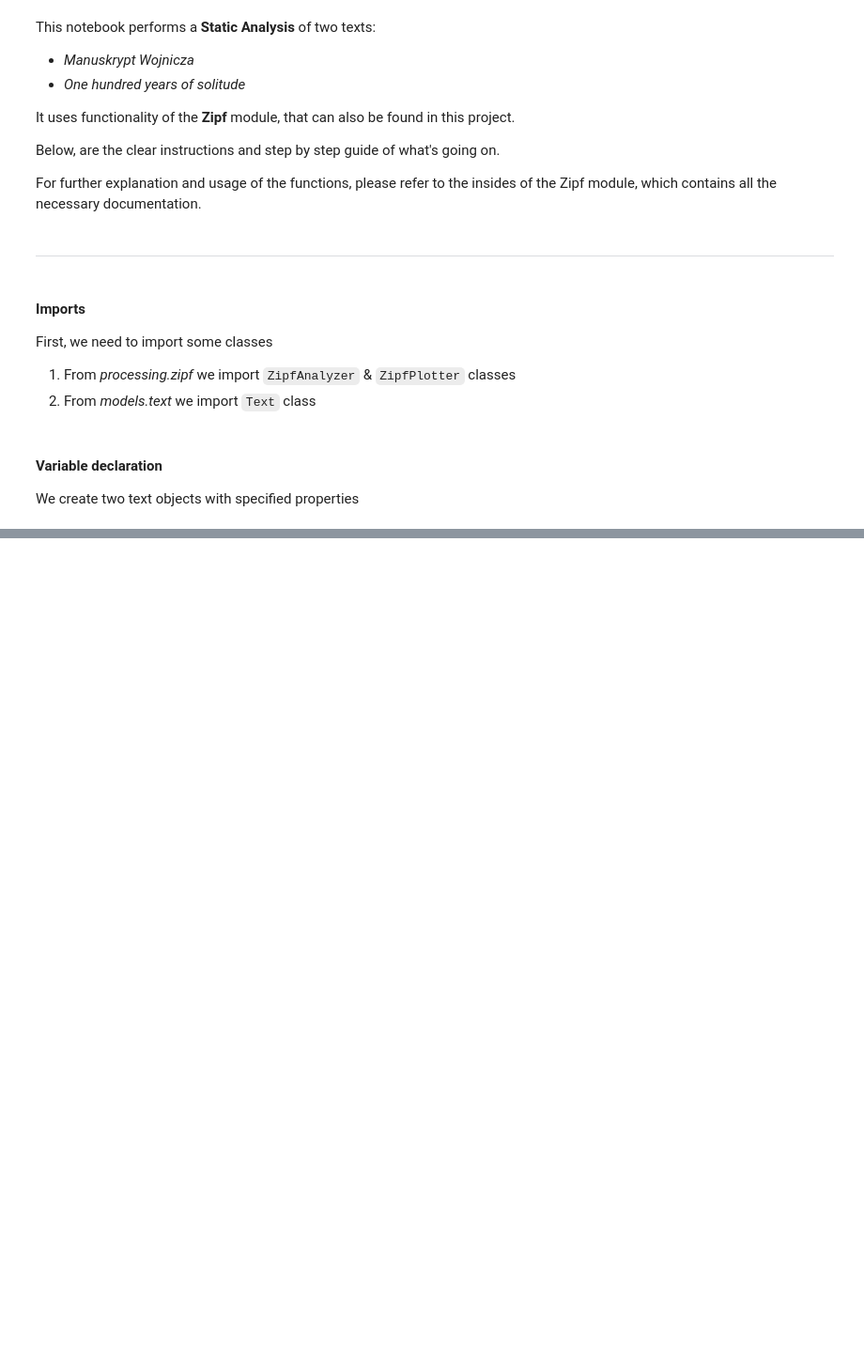
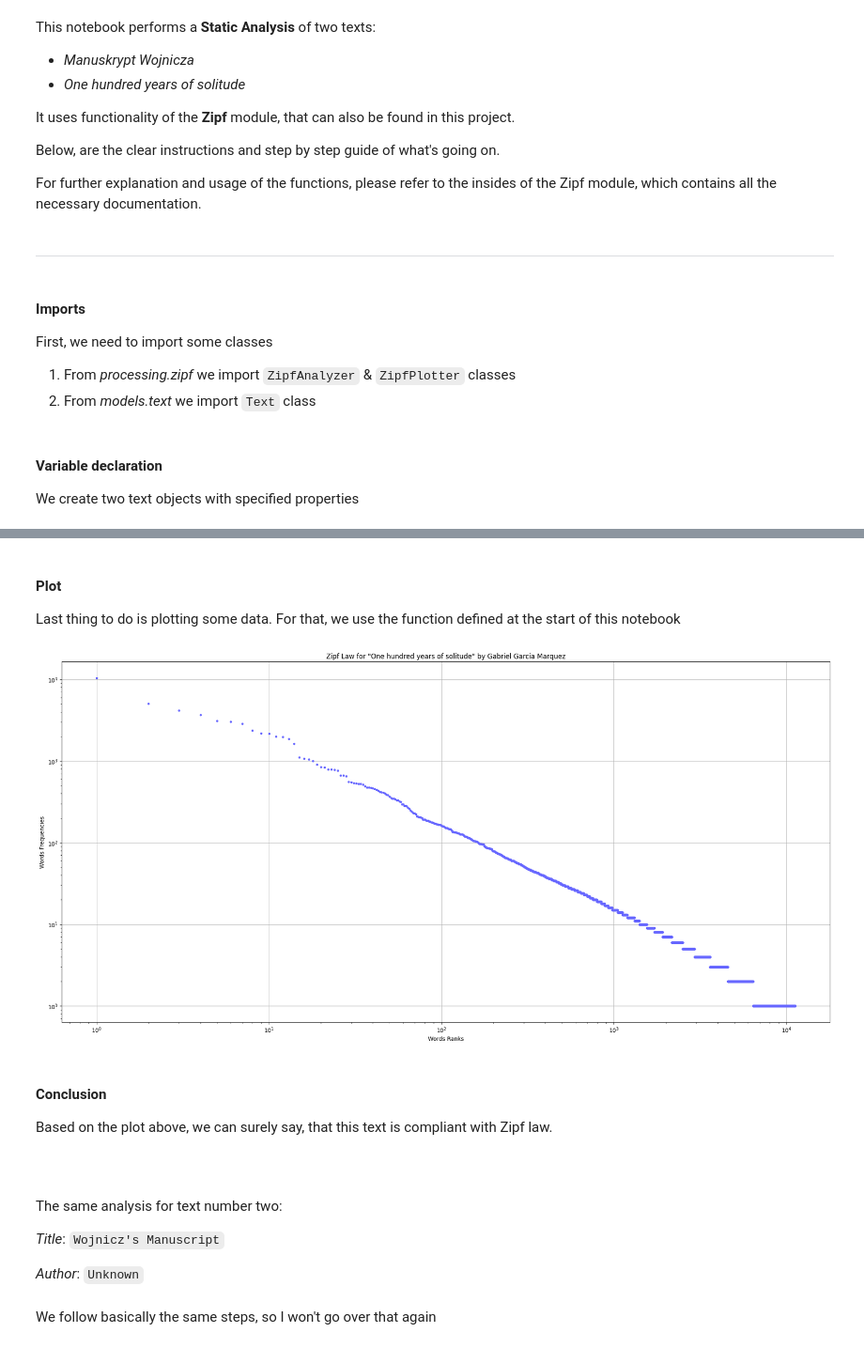
Before and after one commit to MarcinZ20/NLP-Text-Analysis, a Jupyter notebook: src/analysis.ipynb, the cells around one changed output, grey strips where cells are left out. Shown at 94% size. Saved outputs shown, nothing was run; the diff lists cells and outputs as text; code cells hidden in the pictures; blank space fills up the shorter version.

Commit message:
Fix comma separation & plot function

```diff
--- a/src/analysis.ipynb
+++ b/src/analysis.ipynb
@@ -36,13 +39,15 @@ text_2 = Text(text_name="Manuskrypt Wojnicza",
 # %%
-def plot_zipf_law(words_ranks: list, word_frequencies: list, text_name: str, text_author: str) -> None:
+def plot_zipf_law(text: Text, words_ranks: list, word_frequencies: list) -> None:
 
     plt.figure(figsize=(20, 10))
+    color = (104/255, 104/255, 255/255)
 
-    plt.plot(words_ranks, word_frequencies, color='magenta')
-
+    plt.loglog(words_ranks, word_frequencies, color=color, marker='.', linestyle='None')
     plt.xlabel('Words Ranks')
     plt.ylabel('Words Frequencies')
-    plt.title(f'Zipf Law for "{text_name}" by {text_author}')
-
+    plt.title(f'Zipf Law for "{text.text_name}" by {text.text_author}')
+    plt.grid(True)
+    plt.tight_layout()
+    plt.savefig(f"./data/output/zipf_law_{text.text_name.replace(' ', '_')}.png")
     plt.show()
 # %% [markdown]
@@ -97,3 +118,23 @@ Aureliano skipped: 2
+# %% [markdown]
+#### Plot
+Last thing to do is plotting some data. For that, we use the function defined at the start of this notebook
+# %%
+plot_zipf_law(text_1, ranks, freq)
+# %% [output]
+[figure, added]
+# %% [markdown]
+#### Conclusion
+Based on the plot above, we can surely say, that this text is compliant with Zipf law.
+# %% [markdown]
+<br>
+# %% [markdown]
+The same analysis for text number two:
+
+*Title*: `Wojnicz's Manuscript`
+
+*Author*: `Unknown`
+# %% [markdown]
+We follow basically the same steps, so I won't go over that again
 # %%
 zipf_2 = ZipfAnalyzer(text_2)
 
```
Also changed, not shown: parts of 10 cells of this notebook, 9 other files.
